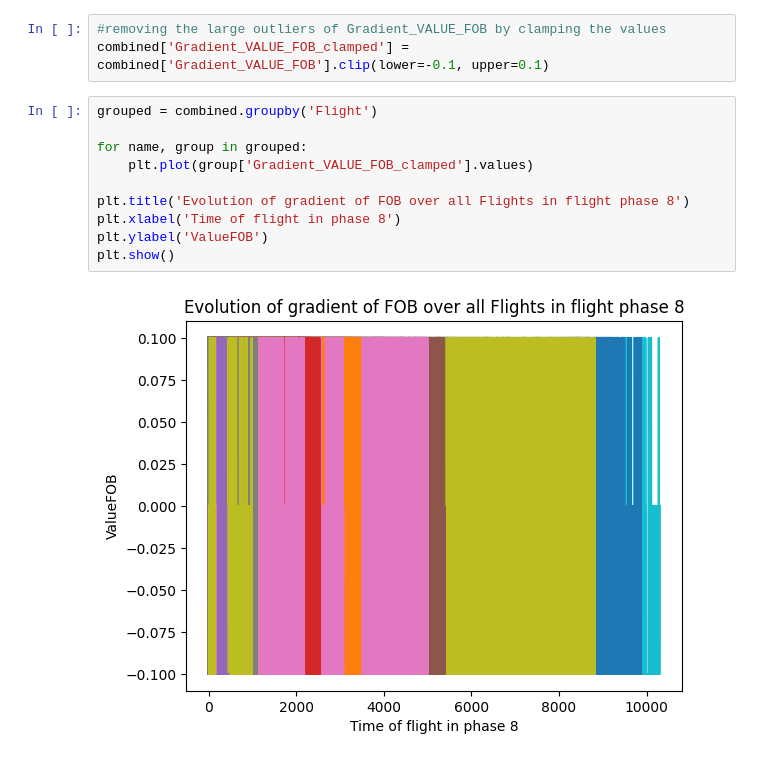
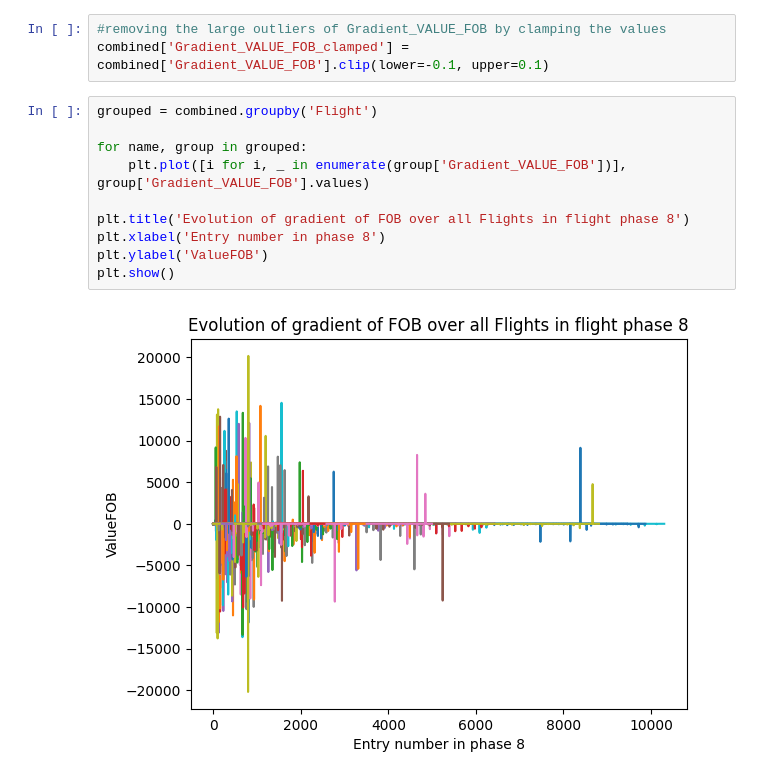
Before and after one commit to badek23/AirbusFuelLeaks, a Jupyter notebook: Phase8.ipynb, the cells around one changed output. Cells and saved outputs as stored; diff of their text form.

```diff
--- a/Phase8.ipynb
+++ b/Phase8.ipynb
@@ -236,12 +238,12 @@ combined['Gradient_VALUE_FOB_clamped'] = combined['Gradient_VALUE_FOB'].clip(low
 # %%
 grouped = combined.groupby('Flight')
 
 for name, group in grouped:
-    plt.plot(group['Gradient_VALUE_FOB_clamped'].values)
+    plt.plot([i for i, _ in enumerate(group['Gradient_VALUE_FOB'])], group['Gradient_VALUE_FOB'].values)
 
 plt.title('Evolution of gradient of FOB over all Flights in flight phase 8')
-plt.xlabel('Time of flight in phase 8')
+plt.xlabel('Entry number in phase 8')
 plt.ylabel('ValueFOB')
 plt.show()
 # %% [output]
-[figure, old version]
+[figure, new version]
```
Also changed, not shown: parts of 4 cells of this notebook.
